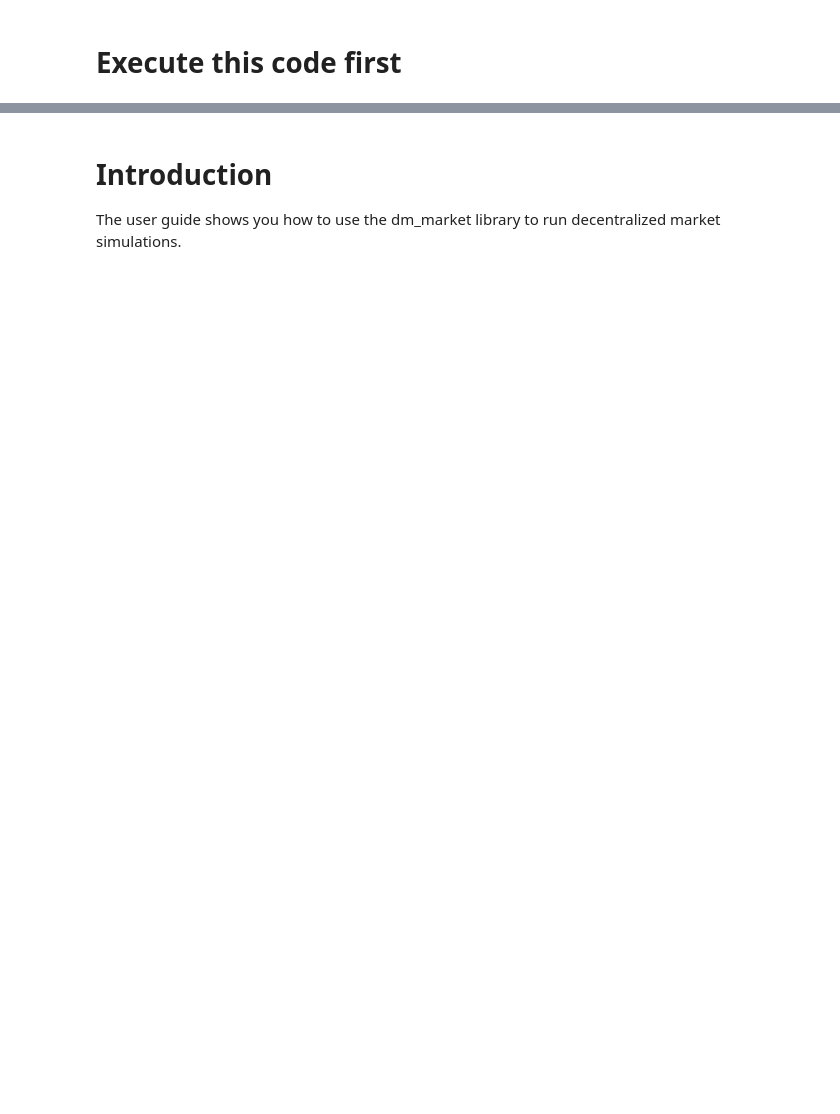
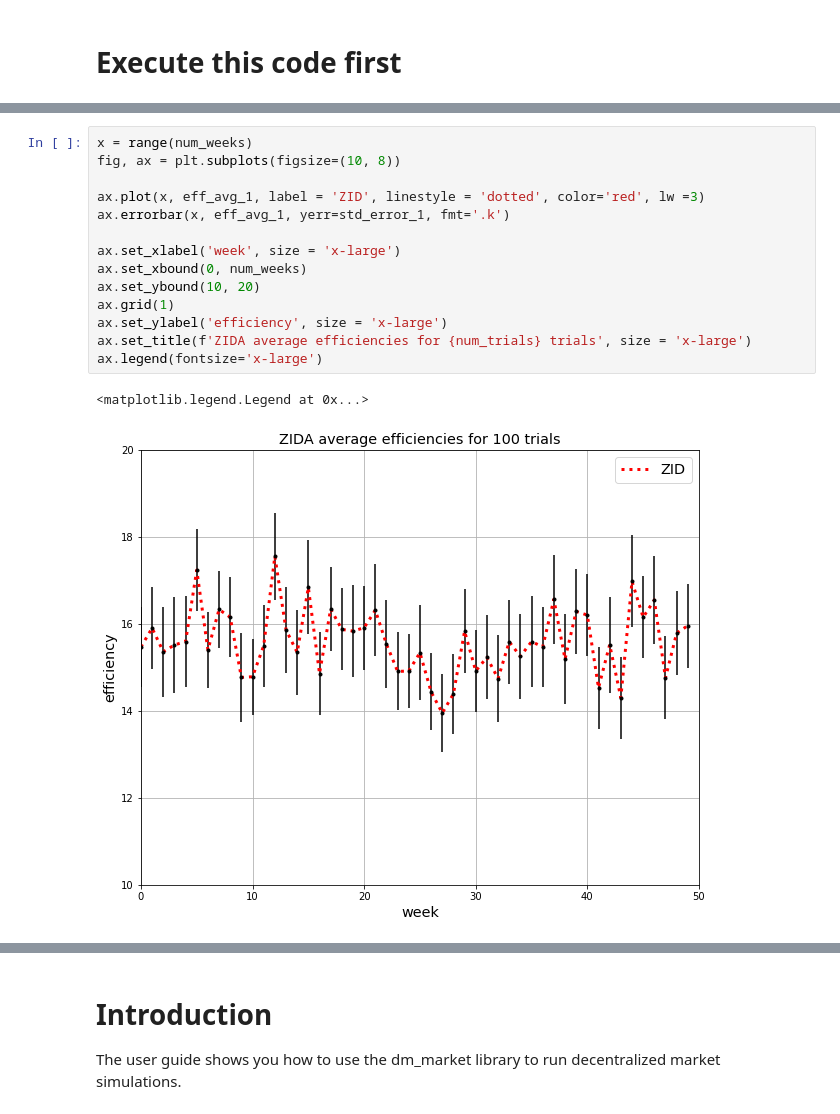
Before and after one commit to Kmccabe/dm_markets, a Jupyter notebook: modules_v2/dm_users_guide.ipynb, the cells around one changed output, grey strips where cells are left out. Drawn from its saved outputs; the diff is of its cells as text; blank space fills up the shorter version.

```diff
--- a/modules_v2/dm_users_guide.ipynb
+++ b/modules_v2/dm_users_guide.ipynb
@@ -182,0 +38,17 @@ eff_avg_1, std_error_1 = analyze_eff_data(num_trials, num_weeks, data_table)
+# %%
+x = range(num_weeks)
+fig, ax = plt.subplots(figsize=(10, 8))
+
+ax.plot(x, eff_avg_1, label = 'ZID', linestyle = 'dotted', color='red', lw =3)
+ax.errorbar(x, eff_avg_1, yerr=std_error_1, fmt='.k')
+
+ax.set_xlabel('week', size = 'x-large')
+ax.set_xbound(0, num_weeks)
+ax.set_ybound(10, 20)
+ax.grid(1)
+ax.set_ylabel('efficiency', size = 'x-large')
+ax.set_title(f'ZIDA average efficiencies for {num_trials} trials', size = 'x-large')
+ax.legend(fontsize='x-large')
+# %% [output]
+<matplotlib.legend.Legend at 0x...>
+[figure, added]
```
Also changed, not shown: parts of 3 cells of this notebook, 2 other files.
